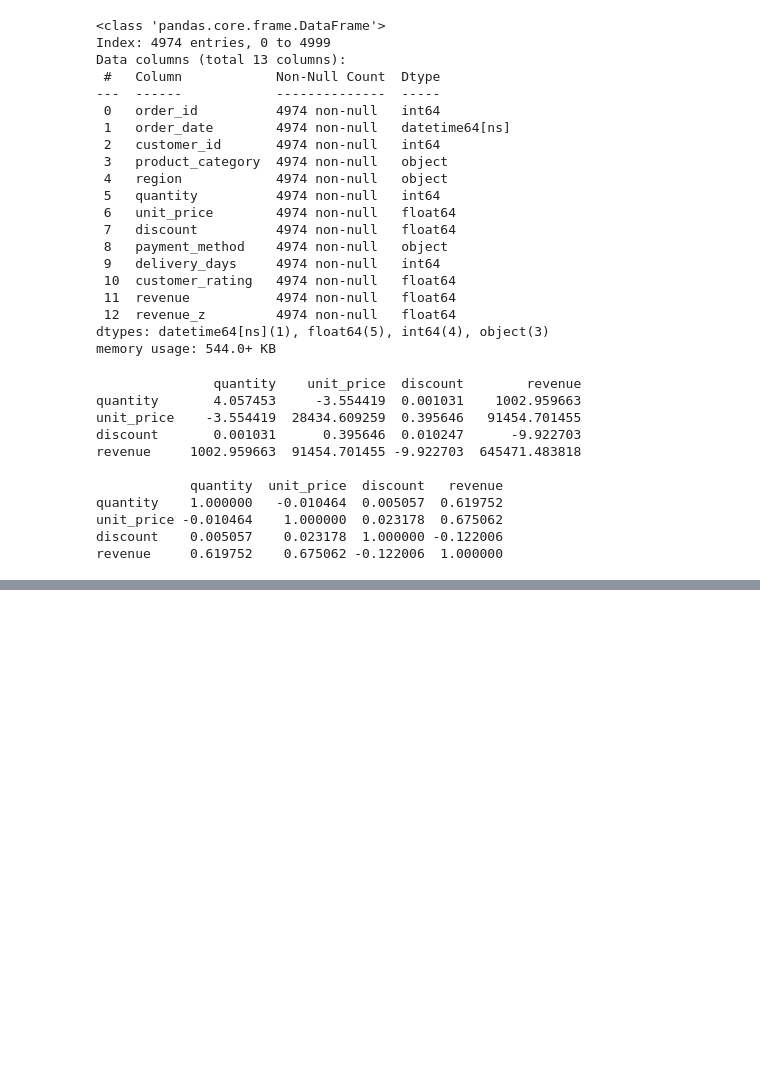
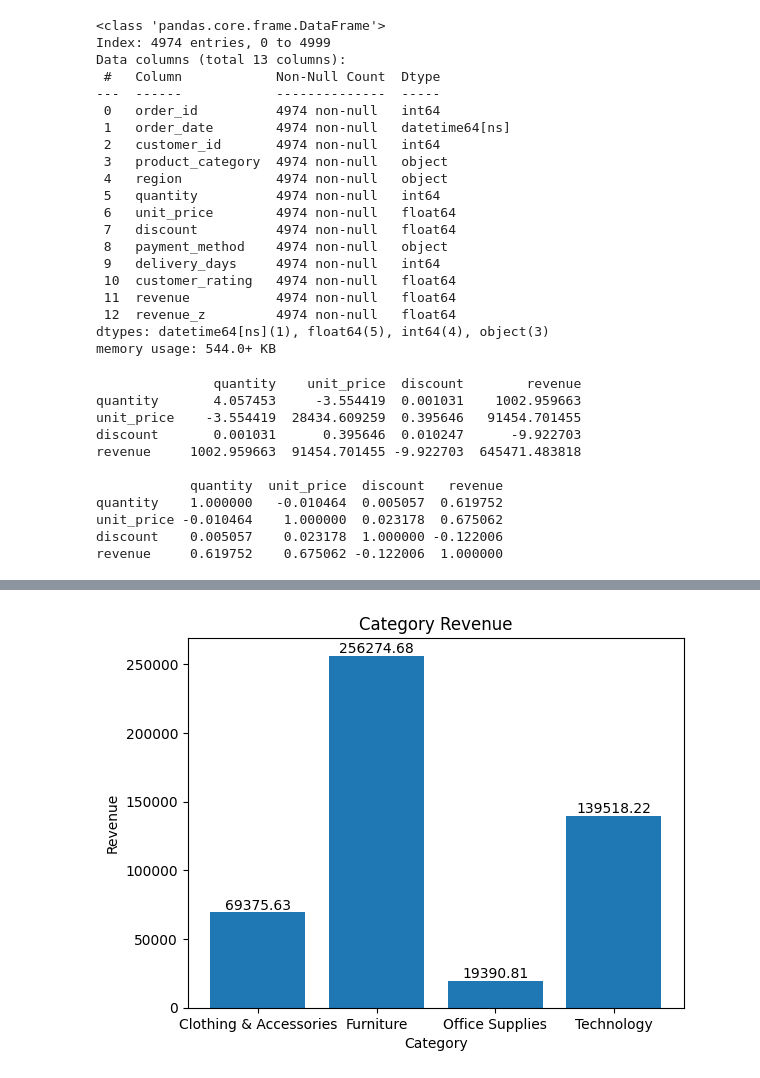
Before and after one commit to Muhammad-Awaix/-ML-Pyhton-Projects, a Jupyter notebook: Bscics_02.ipynb, the cells around one changed output, grey strips where cells are left out. Cells and saved outputs as stored; diff of their text form; code cells hidden in the pictures; blank space fills up the shorter version.

```diff
--- a/Bscics_02.ipynb
+++ b/Bscics_02.ipynb
@@ -332,0 +340,3 @@ revenue     0.619752    0.675062 -0.122006  1.000000
+# %%
+df = pd.read_csv('/content/global_ecommerce_sales.csv')
+df.head(2)
@@ -332,0 +367,15 @@ revenue     0.619752    0.675062 -0.122006  1.000000
+# %%
+df['Order_Date'] = pd.to_datetime(df['Order_Date'])
+# %%
+cat_revenue = df.groupby('Product_Category')['Total_Sales'].sum()
+fig, ax = plt.subplots()
+ax.bar(cat_revenue.index, cat_revenue.values)
+ax.set_title('Category Revenue')
+ax.set_xlabel('Category')
+ax.set_ylabel('Revenue')
+
+# Add data labels using ax.bar_label()
+ax.bar_label(ax.containers[0], fmt='%.2f') # ax.containers[0] refers to the bars generated by ax.bar()
+plt.show()
+# %% [output]
+[figure, added]
```
Also changed, not shown: parts of 6 cells of this notebook.
